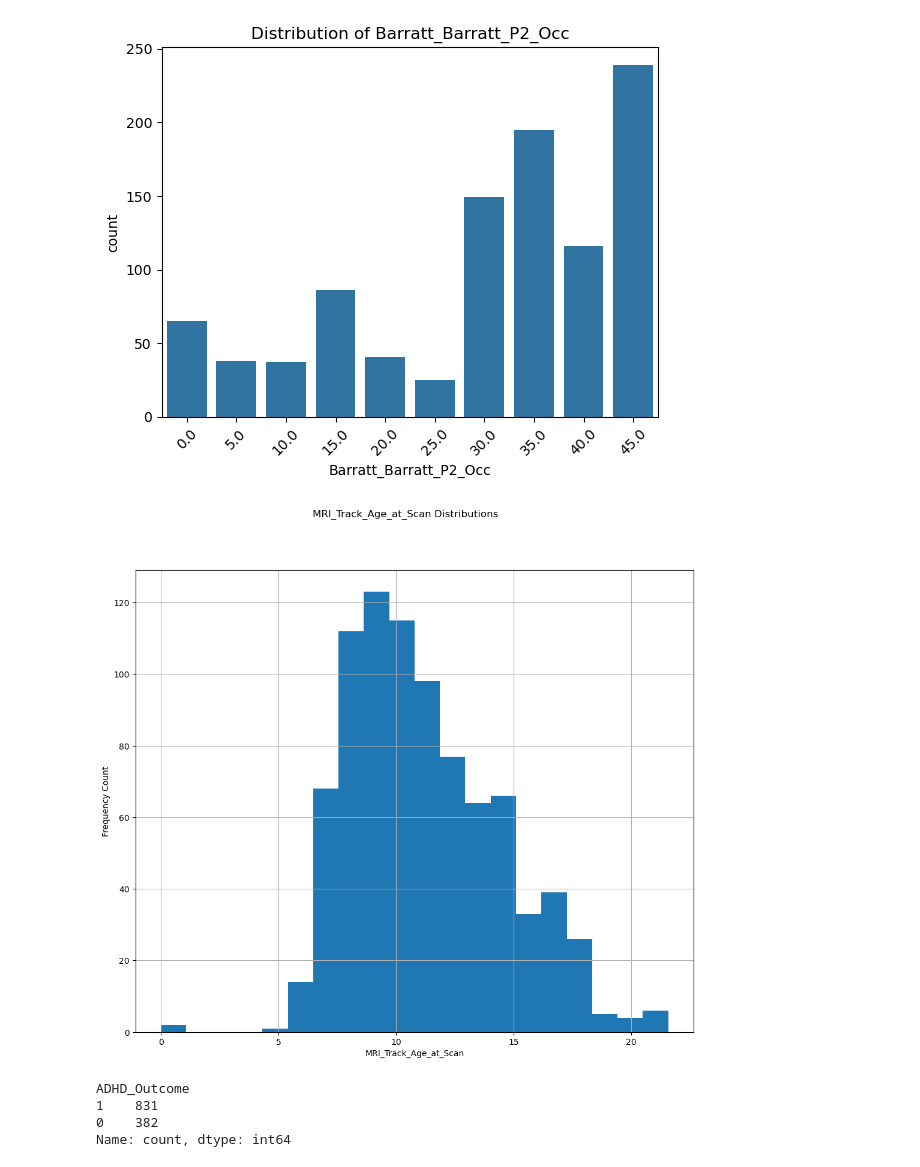
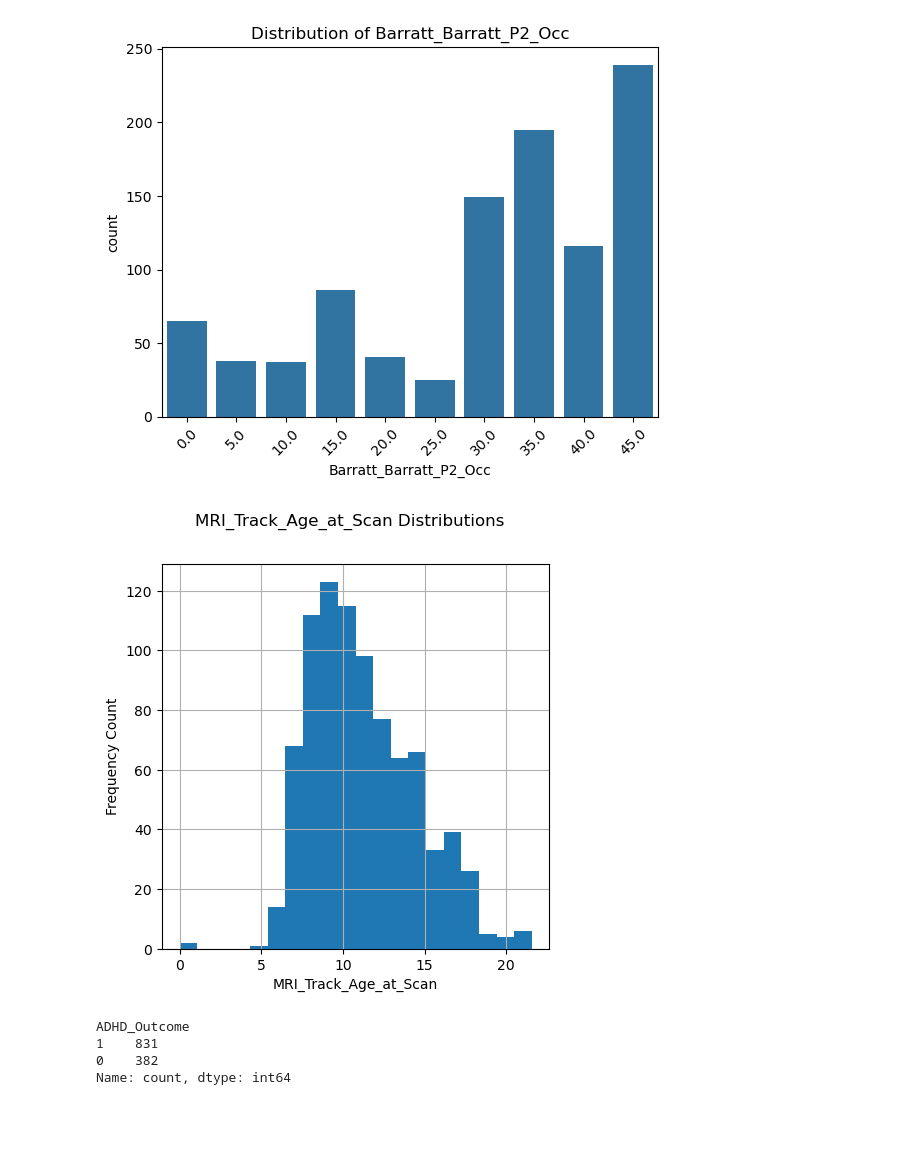
Before and after one commit to UCLA-BTT-Team21/UCLA_WiDs_Team-21, a Jupyter notebook: EDA.ipynb, the cells around one changed output. Cells and saved outputs as stored; diff of their text form; code cells hidden in the pictures; blank space fills up the shorter version.

```diff
--- a/EDA.ipynb
+++ b/EDA.ipynb
@@ -111,13 +111,13 @@ plt.show()
 # %% [output]
 [figure]
 # %%
-train_Quant['MRI_Track_Age_at_Scan'].hist(figsize=(12,10), bins=20)
+train_Quant['MRI_Track_Age_at_Scan'].hist(figsize=(5,5), bins=20)
 plt.suptitle("MRI_Track_Age_at_Scan Distributions")
 plt.xlabel('MRI_Track_Age_at_Scan')
 plt.ylabel('Frequency Count')
 plt.show()
 # %% [output]
-[figure, old version]
+[figure, new version]
 # %%
 # ADHD distribution
 train_Solutions['ADHD_Outcome'].value_counts()
```
Also changed, not shown: parts of 121 cells of this notebook, 1 other file.
